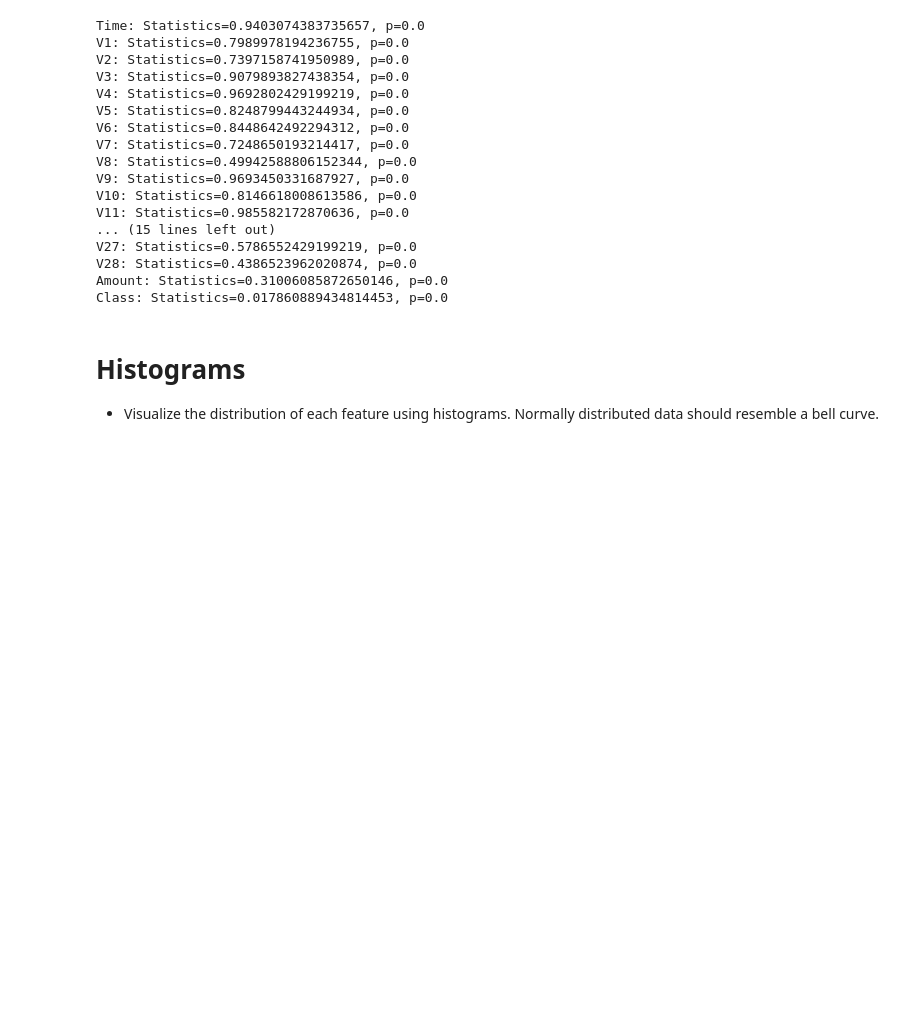
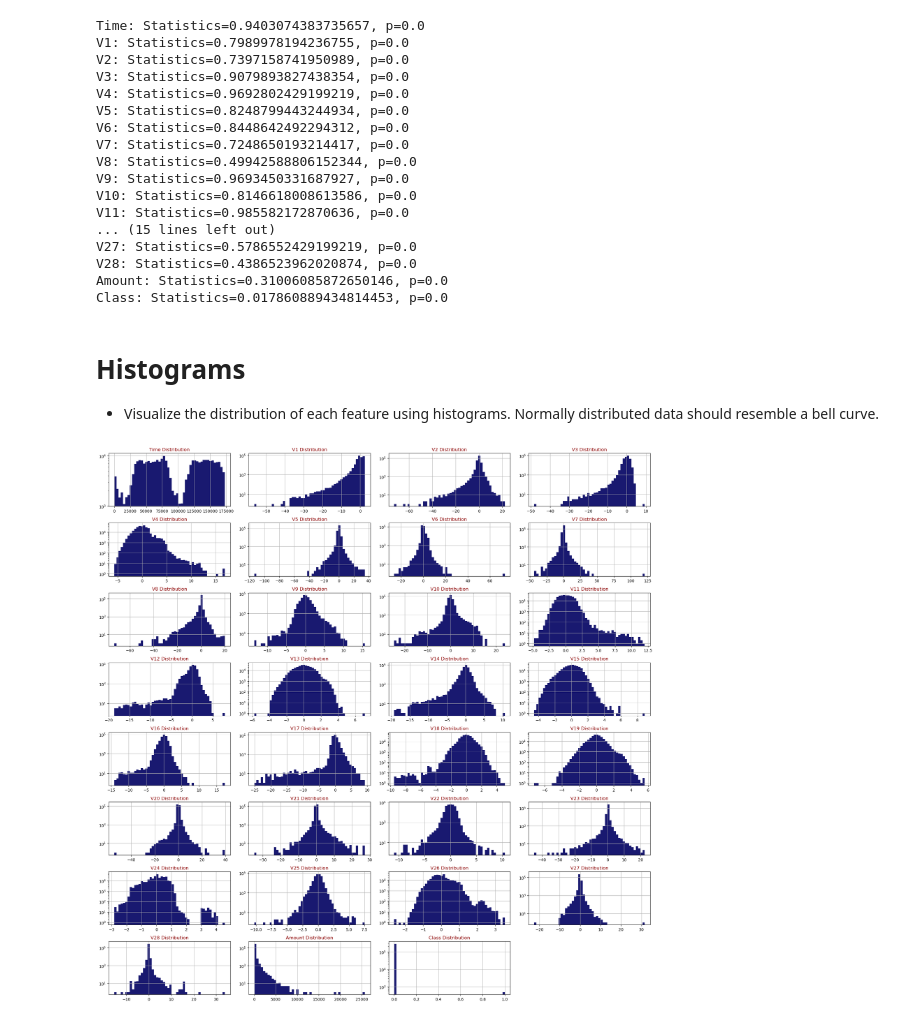
Before and after one commit to AnkitDogra-07/Research-CSE-V, a Jupyter notebook: Work/Notebooks for Data Cleaning/preprocessing.ipynb, the cells around one changed output. Saved outputs shown, nothing was run; the diff lists cells and outputs as text; code cells hidden in the pictures; blank space fills up the shorter version.

```diff
--- a/Work/Notebooks for Data Cleaning/preprocessing.ipynb
+++ b/Work/Notebooks for Data Cleaning/preprocessing.ipynb
@@ -121,12 +121,14 @@ Class: Statistics=0.017860889434814453, p=0.0
 # %%
 def draw_histograms(df, features, rows, columns):
     fig = plt.figure(figsize=(20, 20))
     for i, features in enumerate(features):
         ax = fig.add_subplot(rows, columns, i+1)
-        df[features].hist(bins = 'auto', ax = ax, facecolor='midnightblue')
+        df[features].hist(bins = 50 , ax = ax, facecolor='midnightblue')
         ax.set_title(features+" Distribution", color="DarkRed")
         ax.set_yscale('log')
     fig.tight_layout()
     plt.show()
 
 draw_histograms(main_df, main_df.columns, 8, 4)
+# %% [output]
+[figure, added]
```
Also changed, not shown: parts of 2 cells of this notebook.
